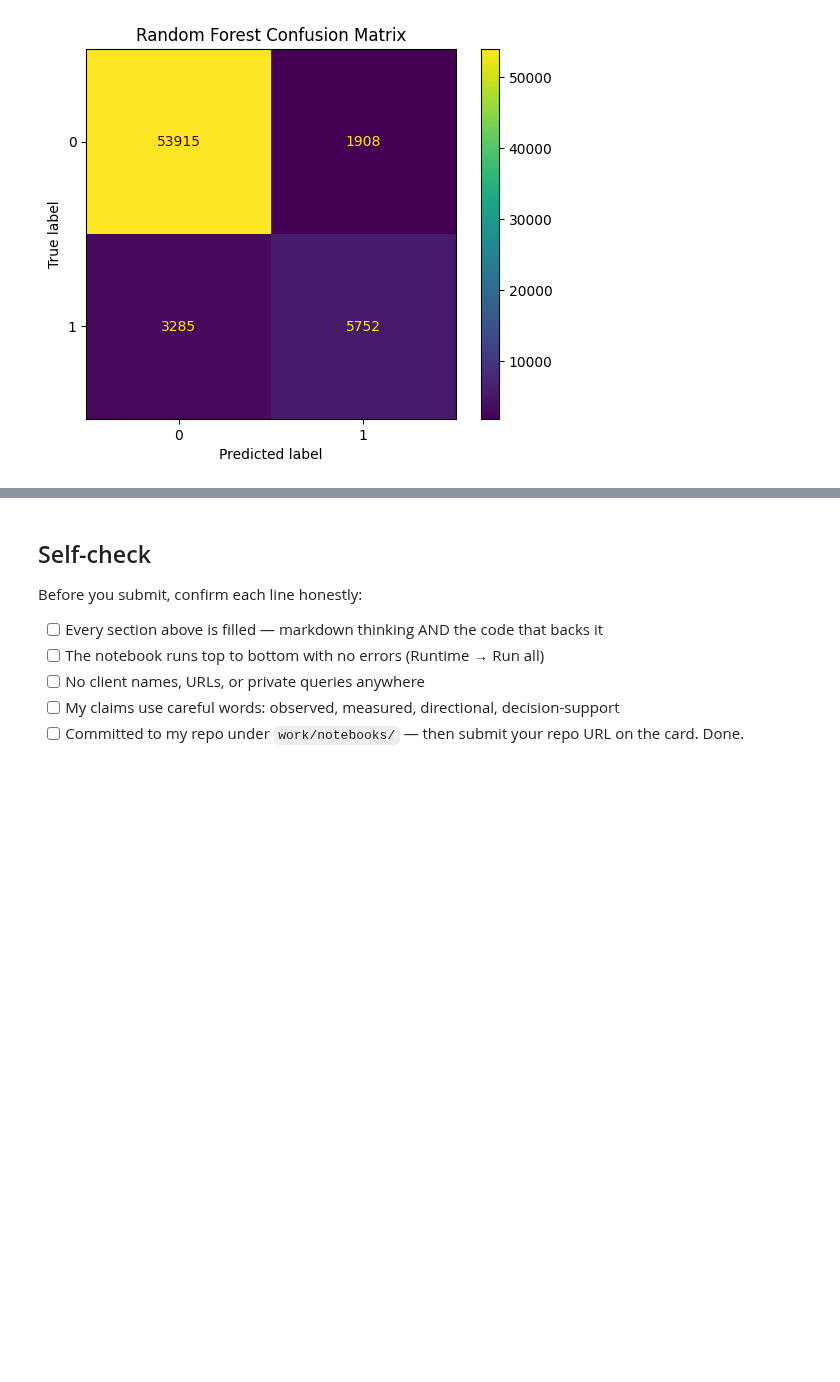
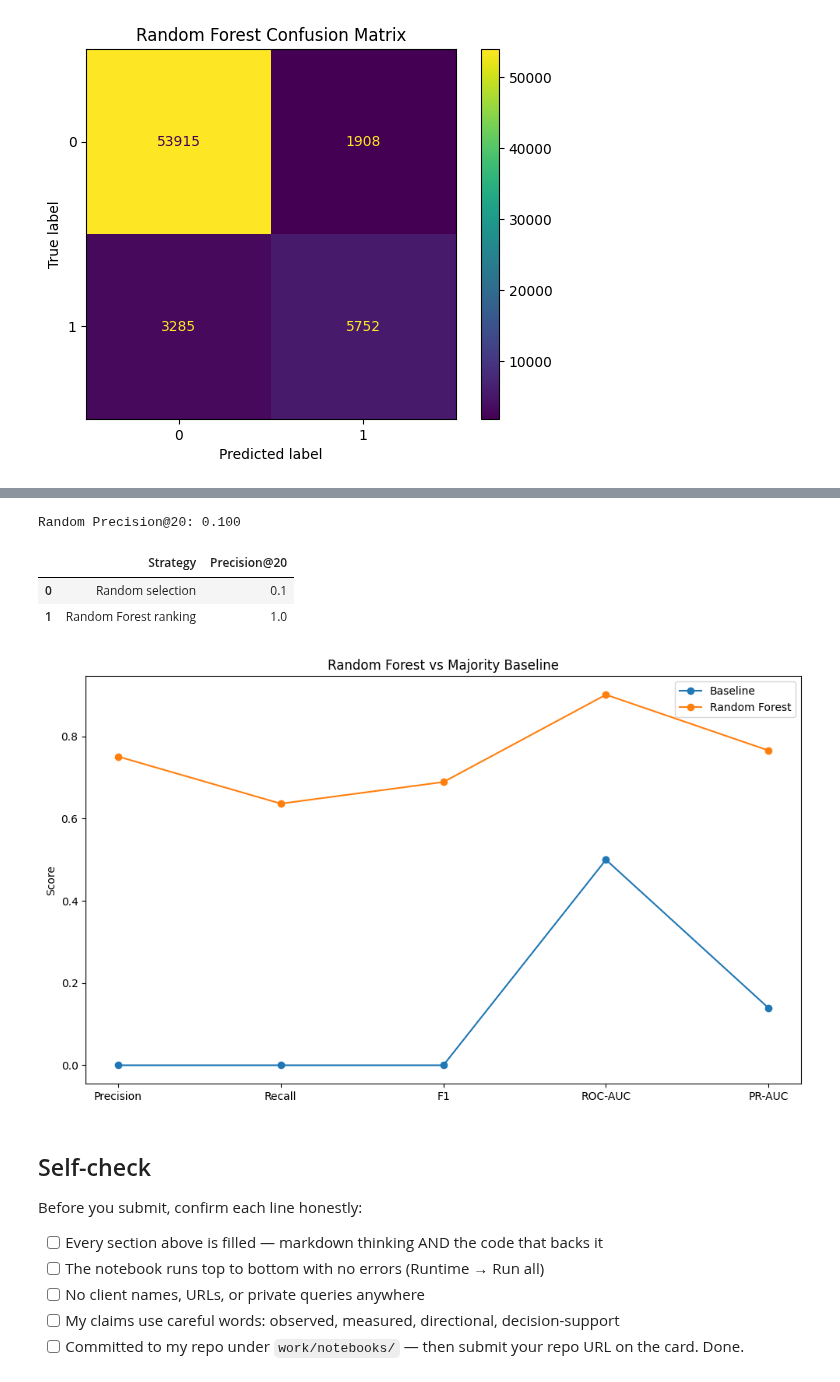
Before and after one commit to asherkashif/flyrank-ml-internship, a Jupyter notebook: work/notebooks/capstone.ipynb, the cells around one changed output, grey strips where cells are left out. Saved outputs shown, nothing was run; the diff lists cells and outputs as text; code cells hidden in the pictures; blank space fills up the shorter version.

```diff
--- a/work/notebooks/capstone.ipynb
+++ b/work/notebooks/capstone.ipynb
@@ -1335,3 +1681,70 @@ plt.show()
+# %%
+random_val = model_df.loc[X_val.index].sample(
+    n=20,
+    random_state=42
+)
+
+random_precision_at_20 = (
+    random_val["opportunity_label"].sum() / 20
+)
+
+print(f"Random Precision@20: {random_precision_at_20:.3f}")
+# %% [output]
+Random Precision@20: 0.100
+# %%
+ranking_results = pd.DataFrame({
+    "Strategy": [
+        "Random selection",
+        "Random Forest ranking"
+    ],
+    "Precision@20": [
+        random_precision_at_20,
+        precision_at_20_val
+    ]
+})
+
+display(ranking_results)
+# %% [output]
+|  | Strategy | Precision@20 |
+| 0 | Random selection | 0.1 |
+| 1 | Random Forest ranking | 1.0 |
+# %%
+import matplotlib.pyplot as plt
+
+metrics = ["Precision", "Recall", "F1", "ROC-AUC", "PR-AUC"]
+
+baseline_scores = [
+    0.0,
+    0.0,
+    0.0,
+    0.5,
+    0.1393308665
+]
+
+rf_scores = [
+    0.7509138381,
+    0.6364944119,
+    0.6889860454,
+    0.9014368844,
+    0.7658919439
+]
+
+x = range(len(metrics))
+
+plt.figure(figsize=(10, 6))
+
+plt.plot(x, baseline_scores, marker="o", label="Baseline")
+plt.plot(x, rf_scores, marker="o", label="Random Forest")
+
+plt.xticks(x, metrics)
+plt.ylabel("Score")
+plt.title("Random Forest vs Majority Baseline")
+plt.legend()
+
+plt.tight_layout()
+plt.show()
+# %% [output]
+[figure, added]
 # %% [markdown]
 ## Self-check
 
```
Also changed, not shown: parts of 16 cells of this notebook.
